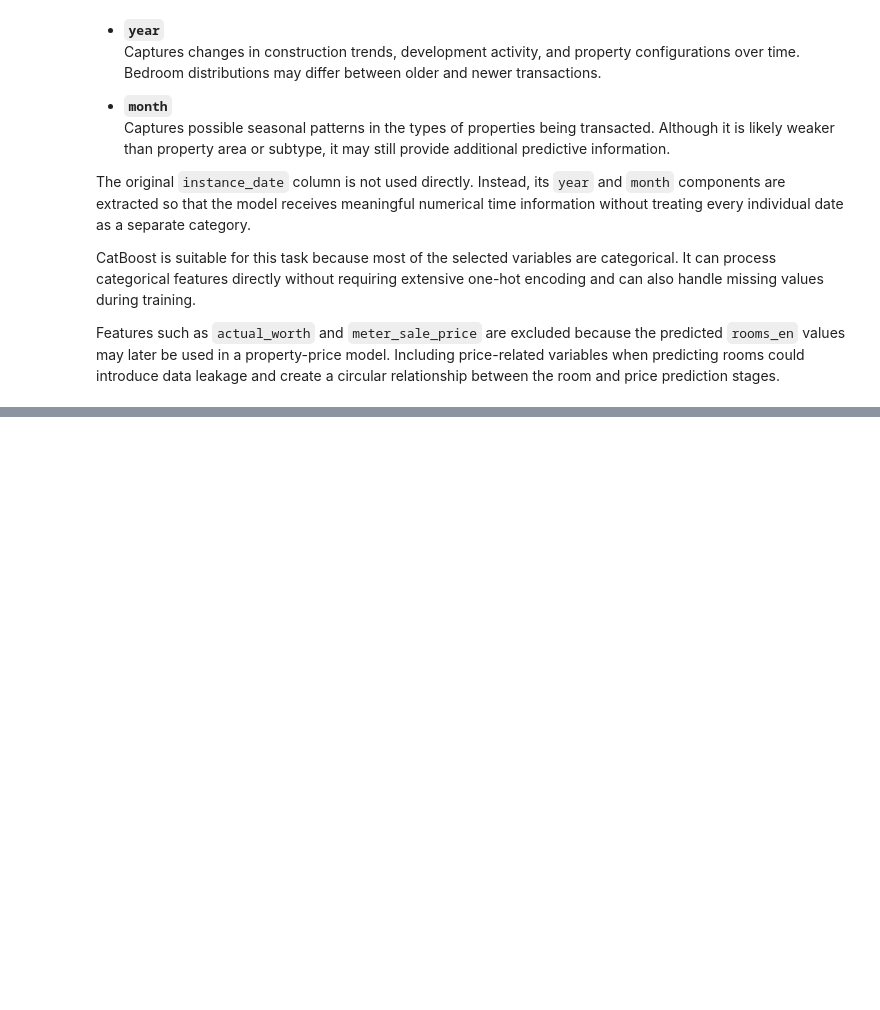
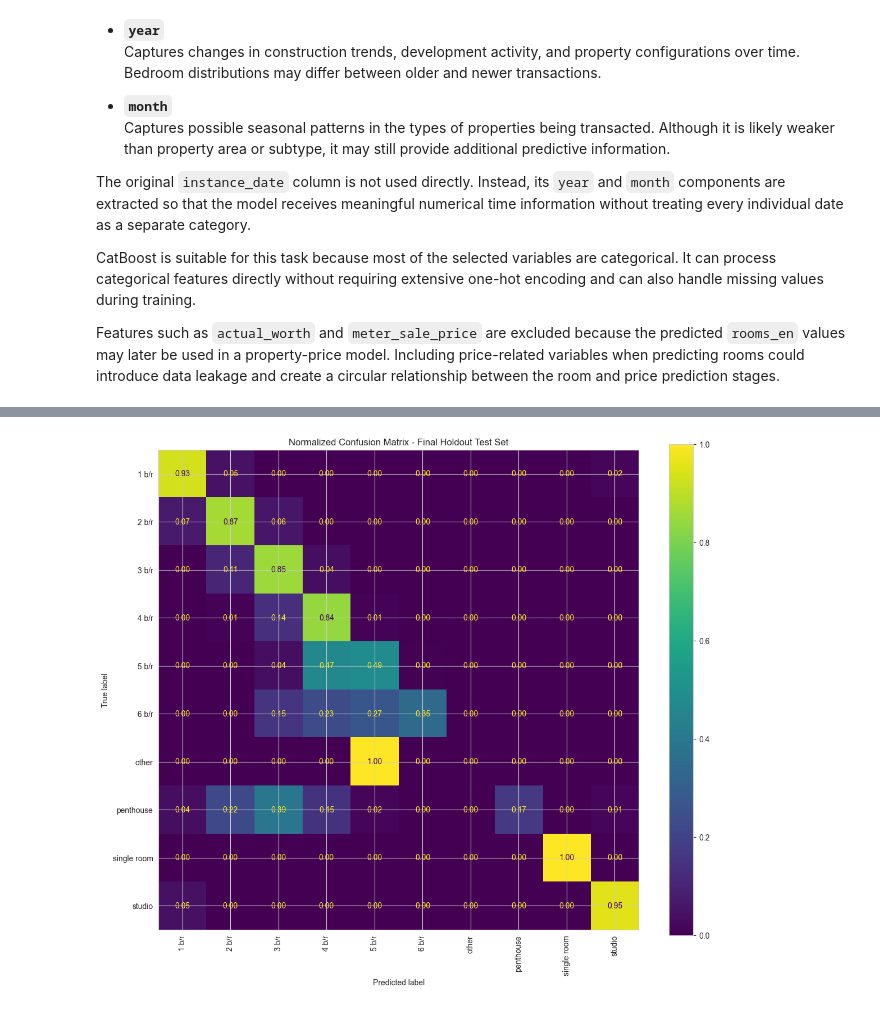
Before and after one commit to RayanJ007/dubai-roi-analysis, a Jupyter notebook: note.ipynb, the cells around one changed output, grey strips where cells are left out. Saved outputs shown, nothing was run; the diff lists cells and outputs as text; code cells hidden in the pictures; blank space fills up the shorter version.

```diff
--- a/note.ipynb
+++ b/note.ipynb
@@ -1741,0 +1955,22 @@ x_data.head(1)
+# %%
+# X_val/y_val were not used during model training or early stopping,
+# so they are treated as the final holdout test set.
+
+y_final_test_pred = get_predictions(model, X_val)
+
+print_summary_metrics(
+    "Final Test Performance",
+    y_val,
+    y_final_test_pred
+)
+
+print("\nFinal test classification report:\n")
+
+print(
+    classification_report(
+        y_val,
+        y_final_test_pred,
+        digits=3,
+        zero_division=0
+    )
+)
@@ -1741,0 +1995,20 @@ x_data.head(1)
+# %%
+fig, ax = plt.subplots(figsize=(12, 10))
+
+ConfusionMatrixDisplay.from_predictions(
+    y_val,
+    y_final_test_pred,
+    labels=model.classes_,
+    display_labels=model.classes_,
+    normalize="true",
+    values_format=".2f",
+    xticks_rotation=90,
+    ax=ax
+)
+
+ax.set_title("Normalized Confusion Matrix - Final Holdout Test Set")
+
+plt.tight_layout()
+plt.show()
+# %% [output]
+[figure, added]
```
Also changed, not shown: parts of 12 cells of this notebook.
